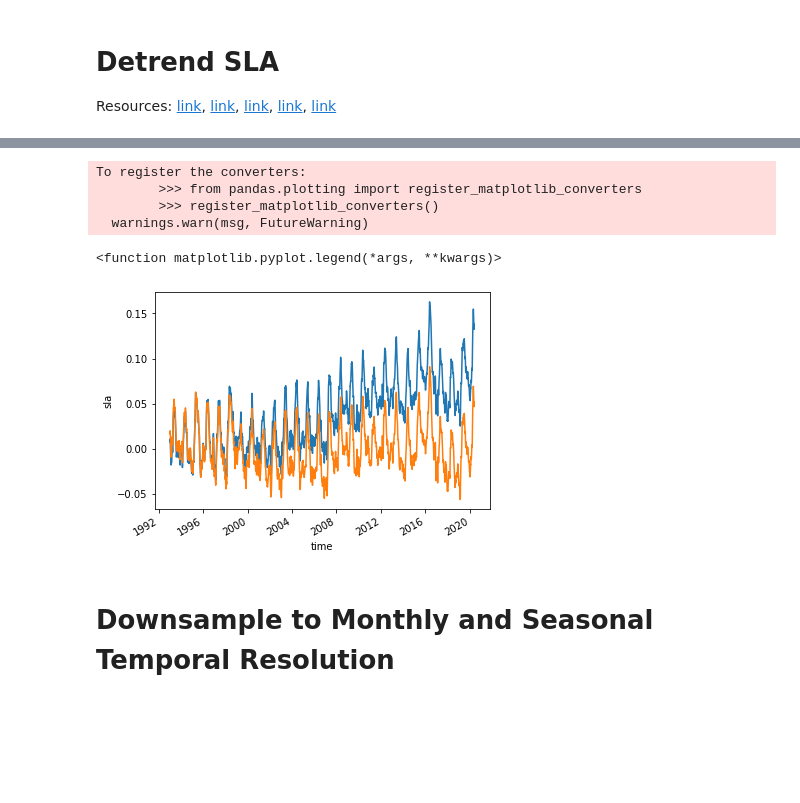
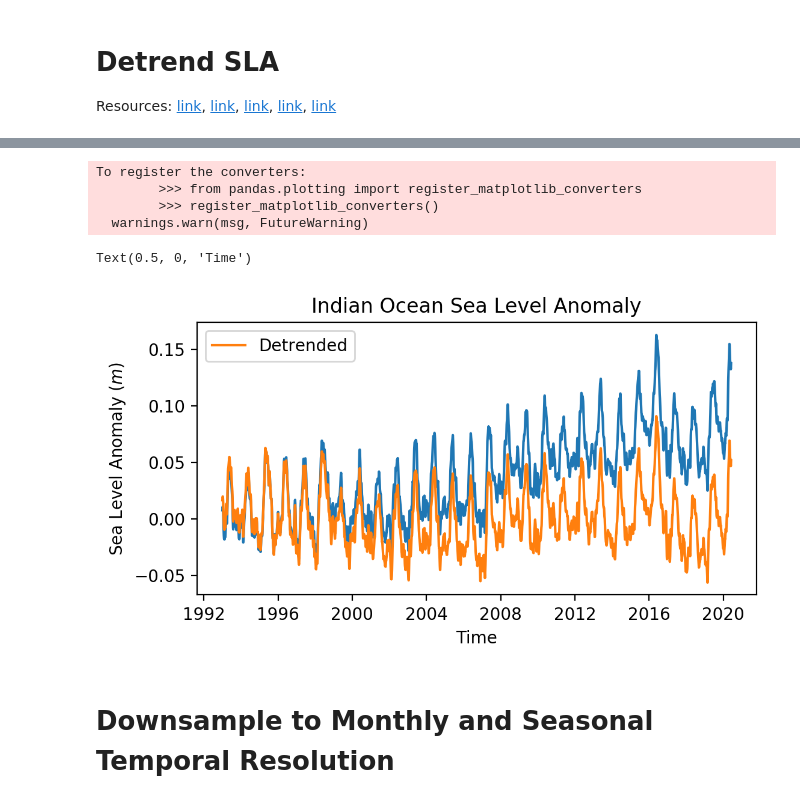
Before and after one commit to jlpearso/Modulation_of_Coastal_Hypoxia_by_the_IOD, a Jupyter notebook: code/data_processing_scripts/process_sla.ipynb, the cells around one changed output, grey strips where cells are left out. Cells and saved outputs as stored; diff of their text form; code cells hidden in the pictures; blank space fills up the shorter version.

```diff
--- a/code/data_processing_scripts/process_sla.ipynb
+++ b/code/data_processing_scripts/process_sla.ipynb
@@ -102,21 +100,30 @@ Wall time: 4min 11s
 # %%
 # find global means for comparison
 stacked = daily_sla.stack(allpoints=['lat','lon'])
 global_mean = stacked.mean(dim='allpoints',skipna=True)
-global_mean.plot()
+# global_mean.plot()
 
 # find global means for comparison
 stacked = daily_sla_dtrnd.stack(allpoints=['lat','lon'])
 global_mean_dtrnd = stacked.mean(dim='allpoints',skipna=True)
-global_mean_dtrnd.plot()
-plt.legend
+# global_mean_dtrnd.plot()
+# plt.legend
+
+
+fig = plt.figure(figsize=(6,3),dpi=200)
+plt.plot(global_mean.time,global_mean)
+plt.plot(global_mean_dtrnd.time,global_mean_dtrnd, label = 'Detrended')
+plt.legend()
+plt.title('Indian Ocean Sea Level Anomaly')
+plt.ylabel('Sea Level Anomaly ($m$)')
+plt.xlabel('Time')
 # %% [output]
 To register the converters:
         >>> from pandas.plotting import register_matplotlib_converters
         >>> register_matplotlib_converters()
   warnings.warn(msg, FutureWarning)
-<function matplotlib.pyplot.legend(*args, **kwargs)>
+Text(0.5, 0, 'Time')
-[figure, old version]
+[figure, new version]
 # %% [markdown]
 # Downsample to Monthly and Seasonal Temporal Resolution
 # %%
```
Also changed, not shown: parts of 6 cells of this notebook, 27 other files.
